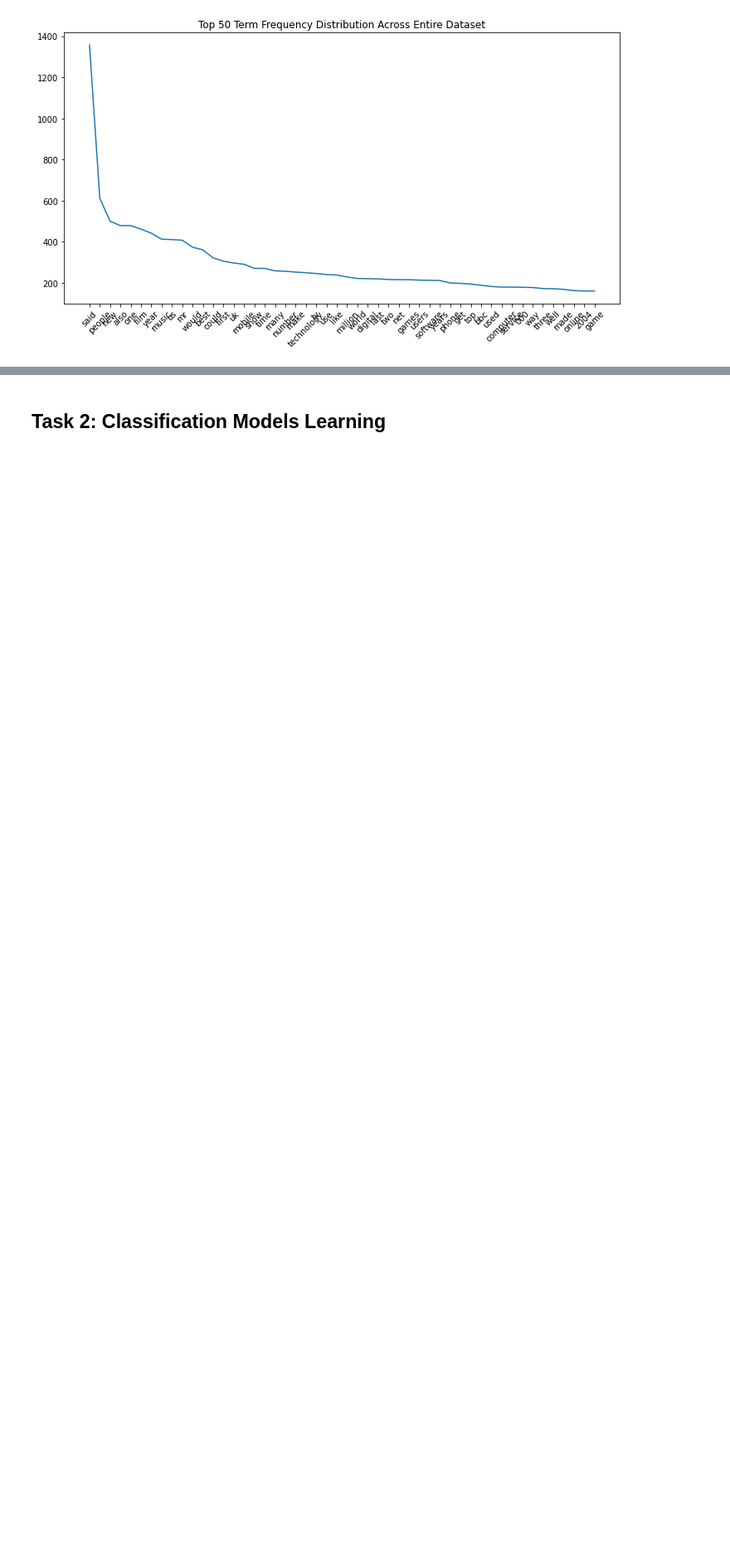
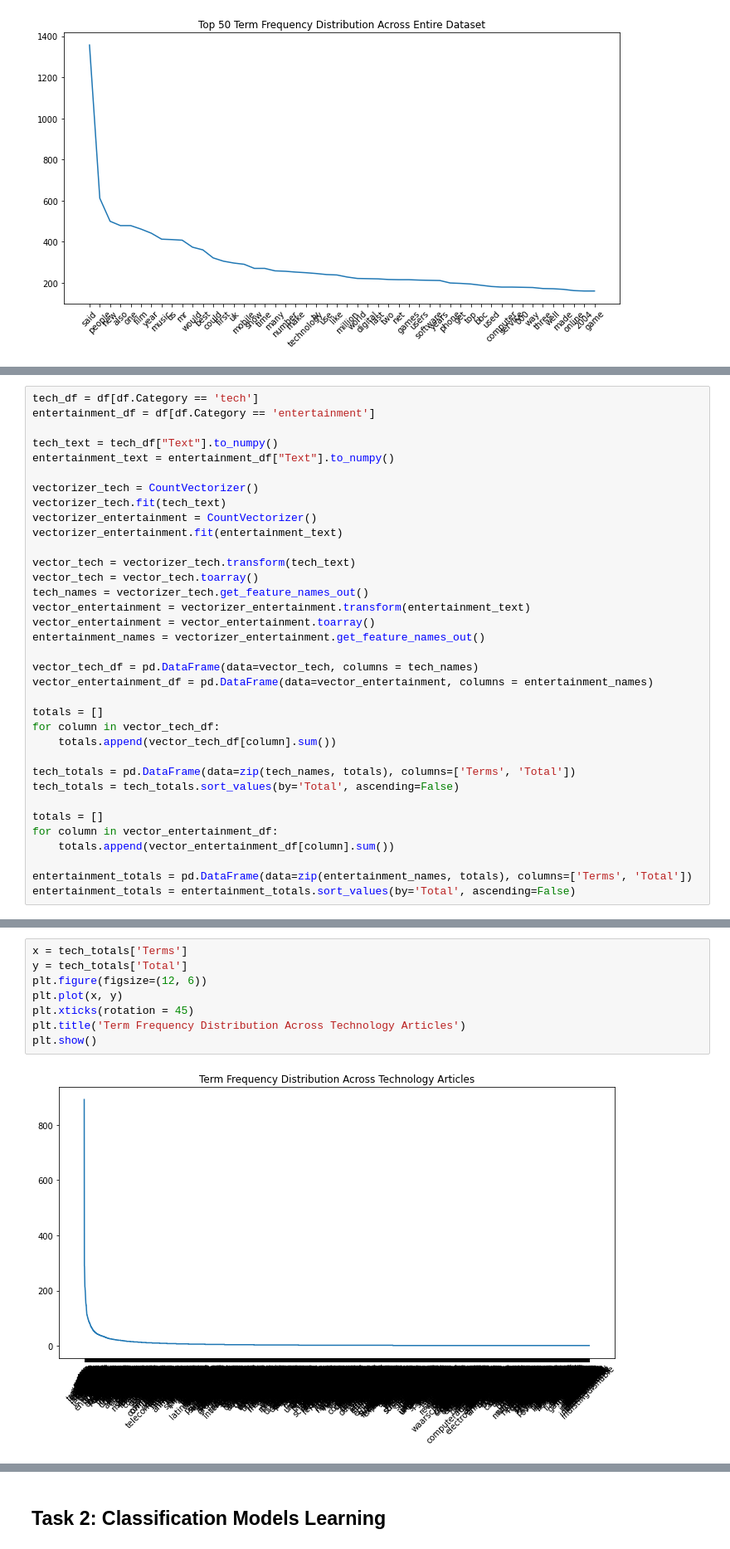
Before and after one commit to waldosingleton/Assignment_3, a Jupyter notebook: Group_1.ipynb, the cells around one changed output, grey strips where cells are left out. Shown: that part at 83% size. Drawn from its saved outputs; the diff is of its cells as text; blank space fills up the shorter version.

```diff
--- a/Group_1.ipynb
+++ b/Group_1.ipynb
@@ -143,0 +146,35 @@ plt.show()
+# %%
+tech_df = df[df.Category == 'tech']
+entertainment_df = df[df.Category == 'entertainment']
+
+tech_text = tech_df["Text"].to_numpy()
+entertainment_text = entertainment_df["Text"].to_numpy()
+
+vectorizer_tech = CountVectorizer()
+vectorizer_tech.fit(tech_text)
+vectorizer_entertainment = CountVectorizer()
+vectorizer_entertainment.fit(entertainment_text)
+
+vector_tech = vectorizer_tech.transform(tech_text)
+vector_tech = vector_tech.toarray()
+tech_names = vectorizer_tech.get_feature_names_out()
+vector_entertainment = vectorizer_entertainment.transform(entertainment_text)
+vector_entertainment = vector_entertainment.toarray()
+entertainment_names = vectorizer_entertainment.get_feature_names_out()
+
+vector_tech_df = pd.DataFrame(data=vector_tech, columns = tech_names)
+vector_entertainment_df = pd.DataFrame(data=vector_entertainment, columns = entertainment_names)
+
+totals = []
+for column in vector_tech_df:
+    totals.append(vector_tech_df[column].sum())
+
+tech_totals = pd.DataFrame(data=zip(tech_names, totals), columns=['Terms', 'Total'])
+tech_totals = tech_totals.sort_values(by='Total', ascending=False)
+
+totals = []
+for column in vector_entertainment_df:
+    totals.append(vector_entertainment_df[column].sum())
+
+entertainment_totals = pd.DataFrame(data=zip(entertainment_names, totals), columns=['Terms', 'Total'])
+entertainment_totals = entertainment_totals.sort_values(by='Total', ascending=False)
@@ -143,0 +183,10 @@ plt.show()
+# %%
+x = tech_totals['Terms']
+y = tech_totals['Total']
+plt.figure(figsize=(12, 6))
+plt.plot(x, y)
+plt.xticks(rotation = 45)
+plt.title('Term Frequency Distribution Across Technology Articles')
+plt.show()
+# %% [output]
+[figure, added]
```
Also changed, not shown: parts of 6 cells of this notebook.
